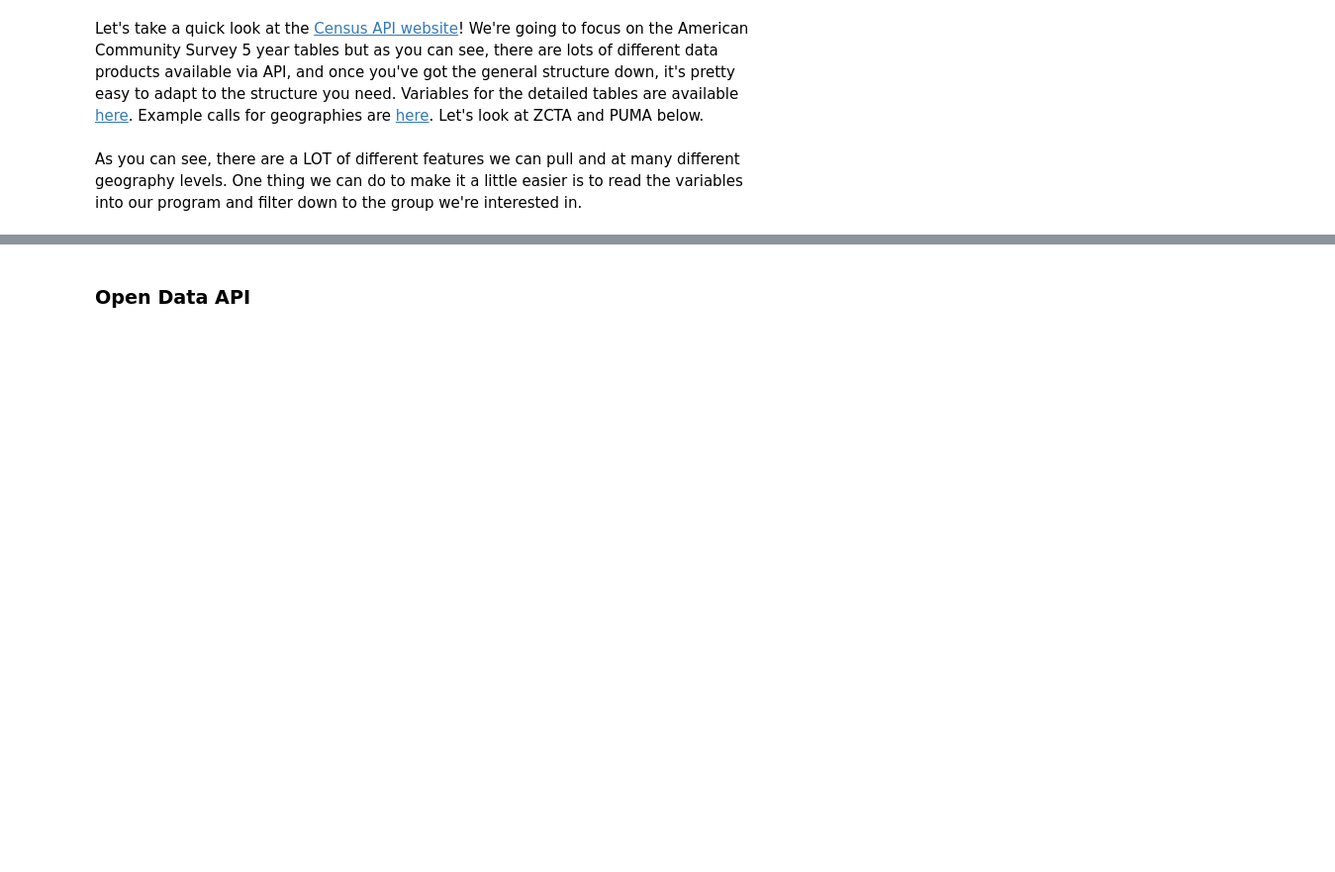
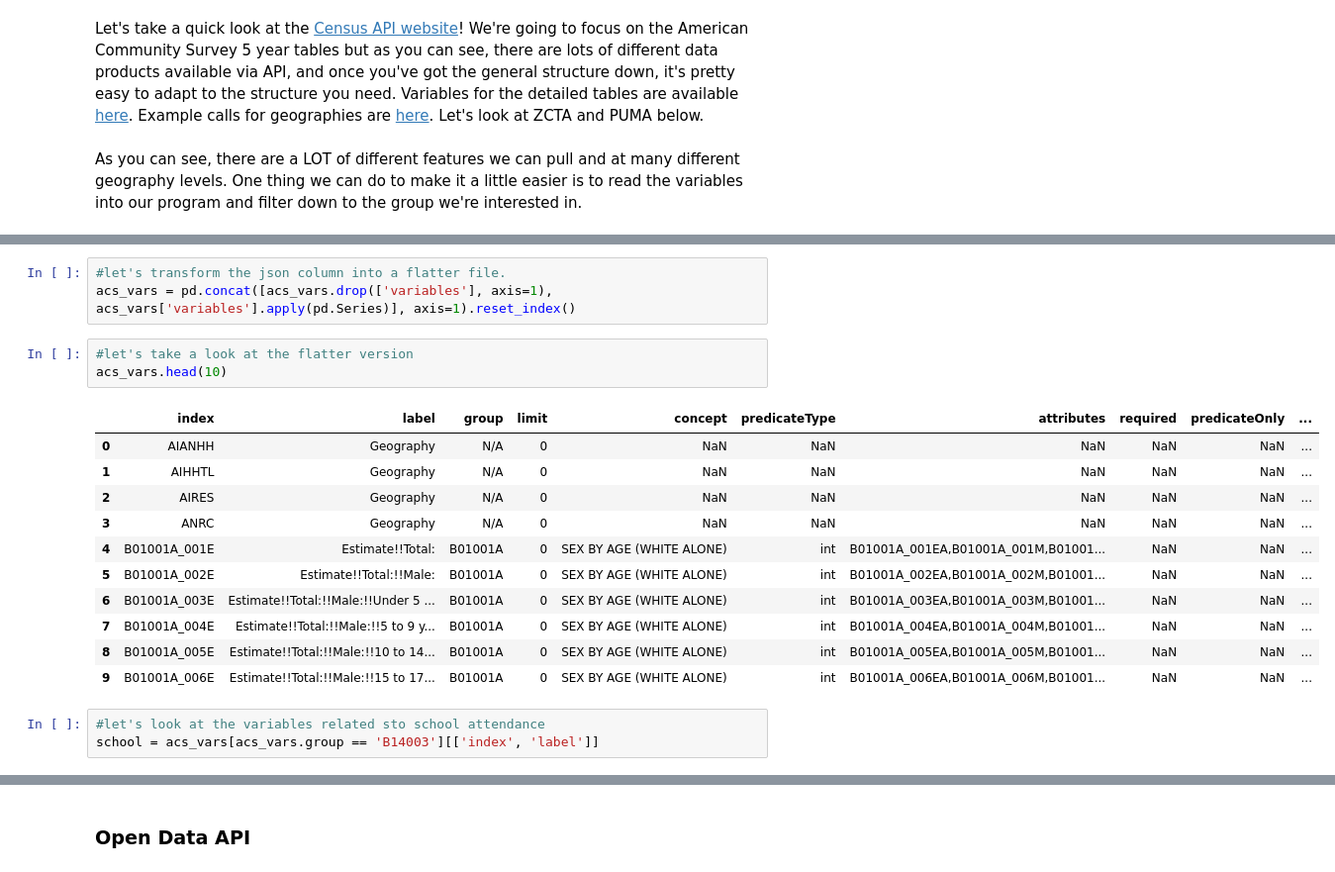
Before and after one commit to tharma3/school_of_data_24, a Jupyter notebook: OpenSourceAPIs_SOD.ipynb, the cells around one changed output, grey strips where cells are left out. Shown: that part at 99% size. Saved outputs shown, nothing was run; the diff lists cells and outputs as text; blank space fills up the shorter version.

```diff
--- a/OpenSourceAPIs_SOD.ipynb
+++ b/OpenSourceAPIs_SOD.ipynb
@@ -246,0 +114,21 @@ files.download(detail_name + '2019_by_zip.csv')
+# %%
+#let's transform the json column into a flatter file.
+acs_vars = pd.concat([acs_vars.drop(['variables'], axis=1), acs_vars['variables'].apply(pd.Series)], axis=1).reset_index()
+# %%
+#let's take a look at the flatter version
+acs_vars.head(10)
+# %% [output]
+|  | index | label | group | limit | concept | predicateType | attributes | required | predicateOnly | ... |
+| 0 | AIANHH | Geography | N/A | 0 | NaN | NaN | NaN | NaN | NaN | ... |
+| 1 | AIHHTL | Geography | N/A | 0 | NaN | NaN | NaN | NaN | NaN | ... |
+| 2 | AIRES | Geography | N/A | 0 | NaN | NaN | NaN | NaN | NaN | ... |
+| 3 | ANRC | Geography | N/A | 0 | NaN | NaN | NaN | NaN | NaN | ... |
+| 4 | B01001A_001E | Estimate!!Total: | B01001A | 0 | SEX BY AGE (WHITE ALONE) | int | B01001A_001EA,B01001A_001M,B01001... | NaN | NaN | ... |
+| 5 | B01001A_002E | Estimate!!Total:!!Male: | B01001A | 0 | SEX BY AGE (WHITE ALONE) | int | B01001A_002EA,B01001A_002M,B01001... | NaN | NaN | ... |
+| 6 | B01001A_003E | Estimate!!Total:!!Male:!!Under 5 ... | B01001A | 0 | SEX BY AGE (WHITE ALONE) | int | B01001A_003EA,B01001A_003M,B01001... | NaN | NaN | ... |
+| 7 | B01001A_004E | Estimate!!Total:!!Male:!!5 to 9 y... | B01001A | 0 | SEX BY AGE (WHITE ALONE) | int | B01001A_004EA,B01001A_004M,B01001... | NaN | NaN | ... |
+| 8 | B01001A_005E | Estimate!!Total:!!Male:!!10 to 14... | B01001A | 0 | SEX BY AGE (WHITE ALONE) | int | B01001A_005EA,B01001A_005M,B01001... | NaN | NaN | ... |
+| 9 | B01001A_006E | Estimate!!Total:!!Male:!!15 to 17... | B01001A | 0 | SEX BY AGE (WHITE ALONE) | int | B01001A_006EA,B01001A_006M,B01001... | NaN | NaN | ... |
+# %%
+#let's look at the variables related sto school attendance
+school = acs_vars[acs_vars.group == 'B14003'][['index', 'label']]
```
Also changed, not shown: parts of 61 cells of this notebook.
